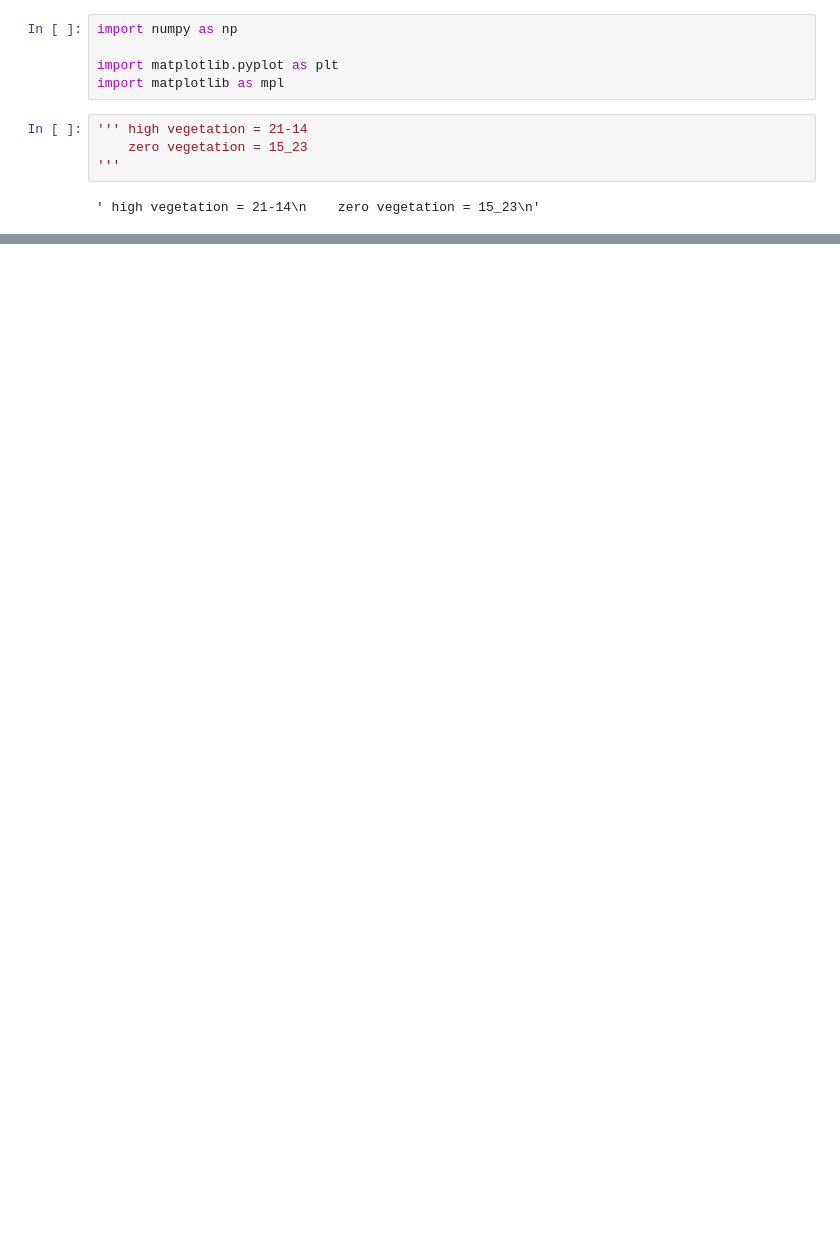
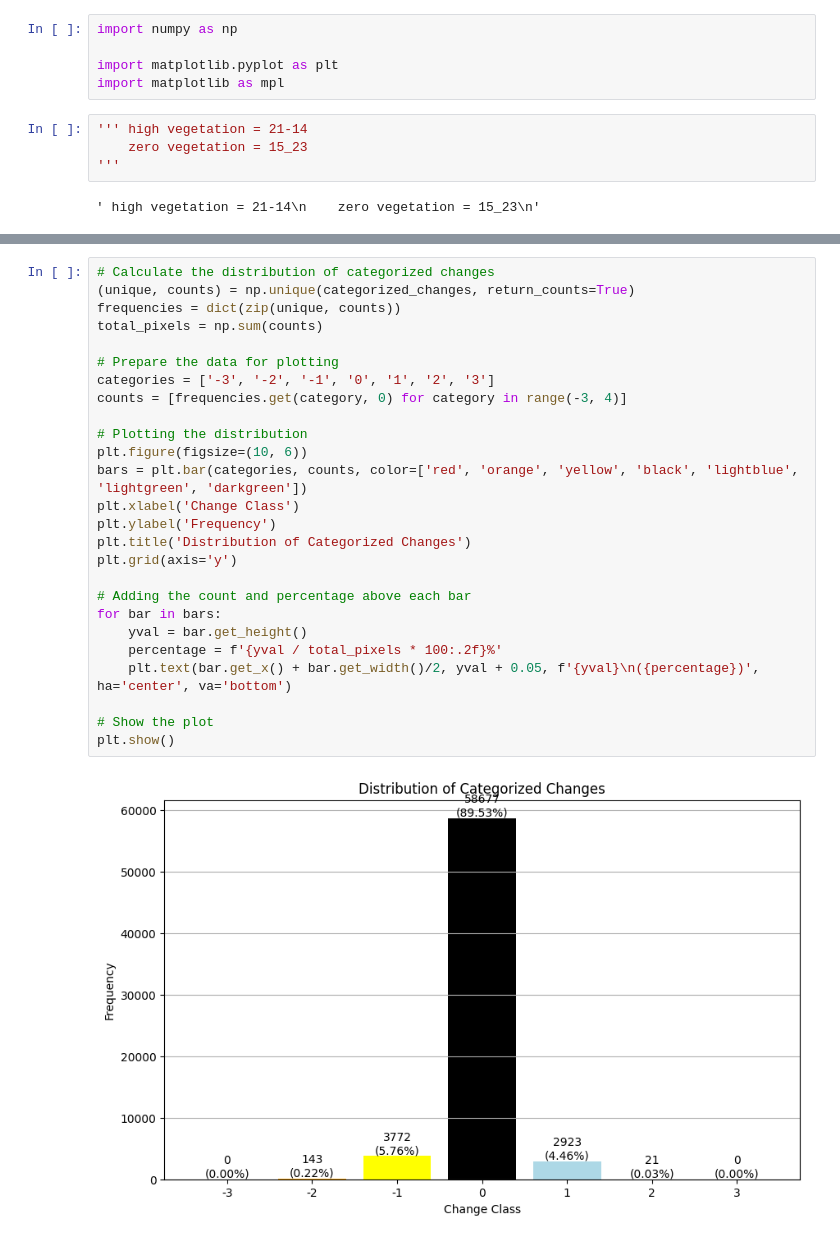
Before and after one commit to OWDM/Vegetation-Cover-In-Riyadh, a Jupyter notebook: Codes/Subtracting/change between two sub set.ipynb, the cells around one changed output, grey strips where cells are left out. Drawn from its saved outputs; the diff is of its cells as text; blank space fills up the shorter version.

```diff
--- a/Codes/Subtracting/change between two sub set.ipynb
+++ b/Codes/Subtracting/change between two sub set.ipynb
@@ -134,0 +128,28 @@ plt.show()
+# %%
+# Calculate the distribution of categorized changes
+(unique, counts) = np.unique(categorized_changes, return_counts=True)
+frequencies = dict(zip(unique, counts))
+total_pixels = np.sum(counts)
+
+# Prepare the data for plotting
+categories = ['-3', '-2', '-1', '0', '1', '2', '3']
+counts = [frequencies.get(category, 0) for category in range(-3, 4)]
+
+# Plotting the distribution
+plt.figure(figsize=(10, 6))
+bars = plt.bar(categories, counts, color=['red', 'orange', 'yellow', 'black', 'lightblue', 'lightgreen', 'darkgreen'])
+plt.xlabel('Change Class')
+plt.ylabel('Frequency')
+plt.title('Distribution of Categorized Changes')
+plt.grid(axis='y')
+
+# Adding the count and percentage above each bar
+for bar in bars:
+    yval = bar.get_height()
+    percentage = f'{yval / total_pixels * 100:.2f}%'
+    plt.text(bar.get_x() + bar.get_width()/2, yval + 0.05, f'{yval}\n({percentage})', ha='center', va='bottom')
+
+# Show the plot
+plt.show()
+# %% [output]
+[figure, added]
```
Also changed, not shown: parts of 6 cells of this notebook, 2 other files.
